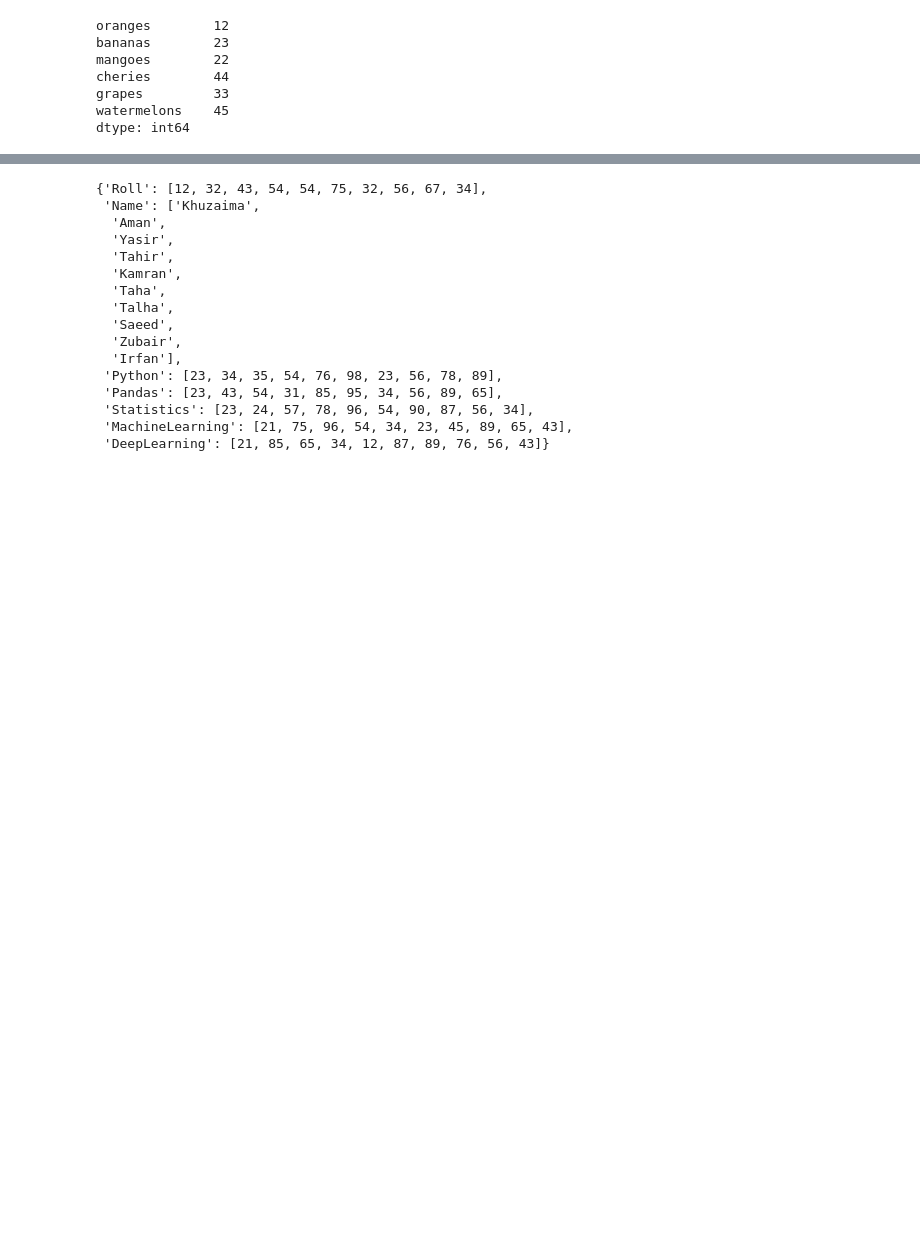
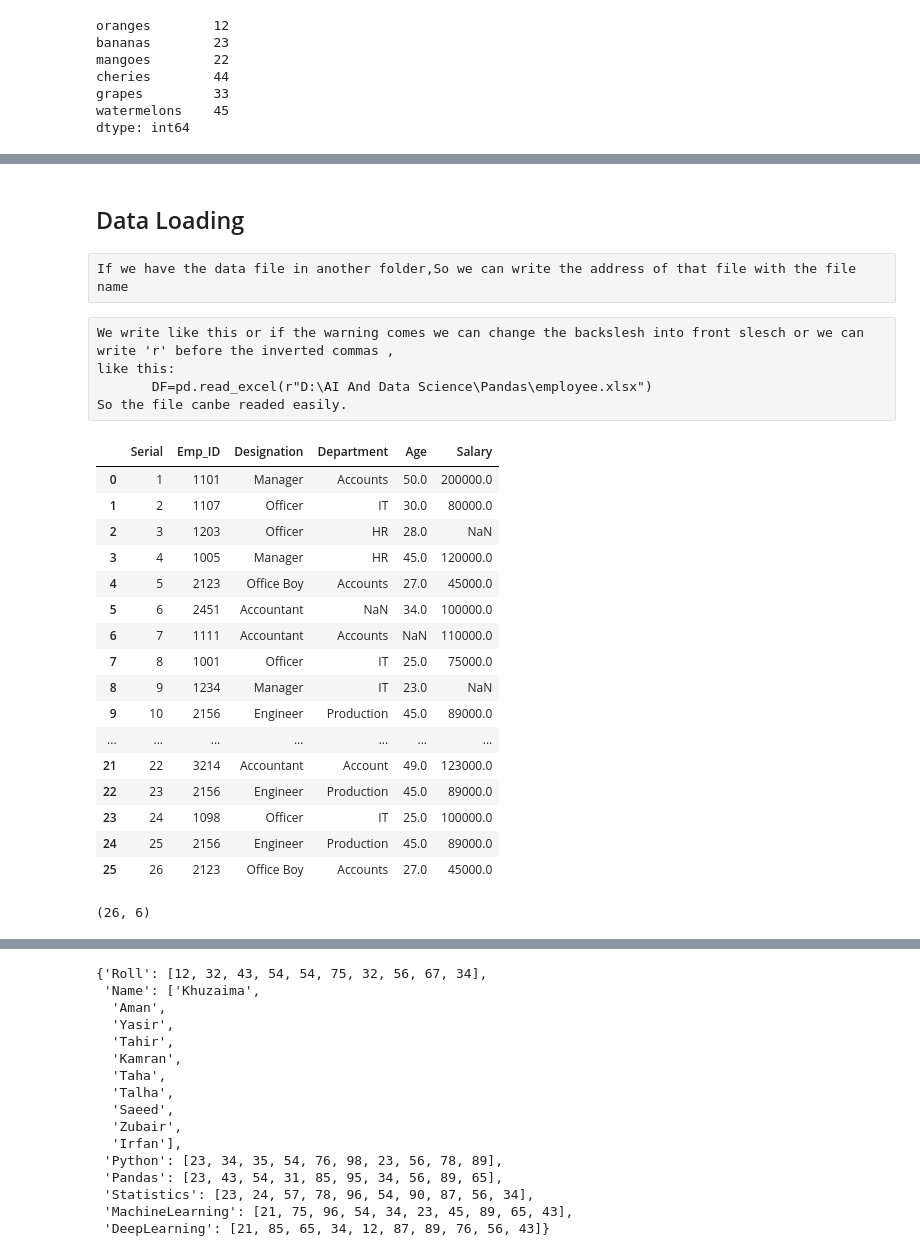
Before and after one commit to Khuzaima811/Pandas-Practice-repo, a Jupyter notebook: PandasClass1&2(Data_Structure)PRC.ipynb, the cells around one changed output, grey strips where cells are left out. Cells and saved outputs as stored; diff of their text form; code cells hidden in the pictures; blank space fills up the shorter version.

```diff
--- a/PandasClass1&2(Data_Structure)PRC.ipynb
+++ b/PandasClass1&2(Data_Structure)PRC.ipynb
@@ -114,0 +251,4 @@ dtype: int64
+# %% [markdown]
+## Data Loading
+# %% [raw]
+If we have the data file in another folder,So we can write the address of that file with the file name
@@ -114,0 +257,29 @@ dtype: int64
+# %% [raw]
+We write like this or if the warning comes we can change the backslesh into front slesch or we can write 'r' before the inverted commas ,
+like this:
+       DF=pd.read_excel(r"D:\AI And Data Science\Pandas\employee.xlsx")
+So the file canbe readed easily.
+# %%
+emp1
+# %% [output]
+|  | Serial | Emp_ID | Designation | Department | Age | Salary |
+| 0 | 1 | 1101 | Manager | Accounts | 50.0 | 200000.0 |
+| 1 | 2 | 1107 | Officer | IT | 30.0 | 80000.0 |
+| 2 | 3 | 1203 | Officer | HR | 28.0 | NaN |
+| 3 | 4 | 1005 | Manager | HR | 45.0 | 120000.0 |
+| 4 | 5 | 2123 | Office Boy | Accounts | 27.0 | 45000.0 |
+| 5 | 6 | 2451 | Accountant | NaN | 34.0 | 100000.0 |
+| 6 | 7 | 1111 | Accountant | Accounts | NaN | 110000.0 |
+| 7 | 8 | 1001 | Officer | IT | 25.0 | 75000.0 |
+| 8 | 9 | 1234 | Manager | IT | 23.0 | NaN |
+| 9 | 10 | 2156 | Engineer | Production | 45.0 | 89000.0 |
+| ... | ... | ... | ... | ... | ... | ... |
+| 21 | 22 | 3214 | Accountant | Account | 49.0 | 123000.0 |
+| 22 | 23 | 2156 | Engineer | Production | 45.0 | 89000.0 |
+| 23 | 24 | 1098 | Officer | IT | 25.0 | 100000.0 |
+| 24 | 25 | 2156 | Engineer | Production | 45.0 | 89000.0 |
+| 25 | 26 | 2123 | Office Boy | Accounts | 27.0 | 45000.0 |
+# %%
+emp1.shape
+# %% [output]
+(26, 6)
```
Also changed, not shown: parts of 52 cells of this notebook.
